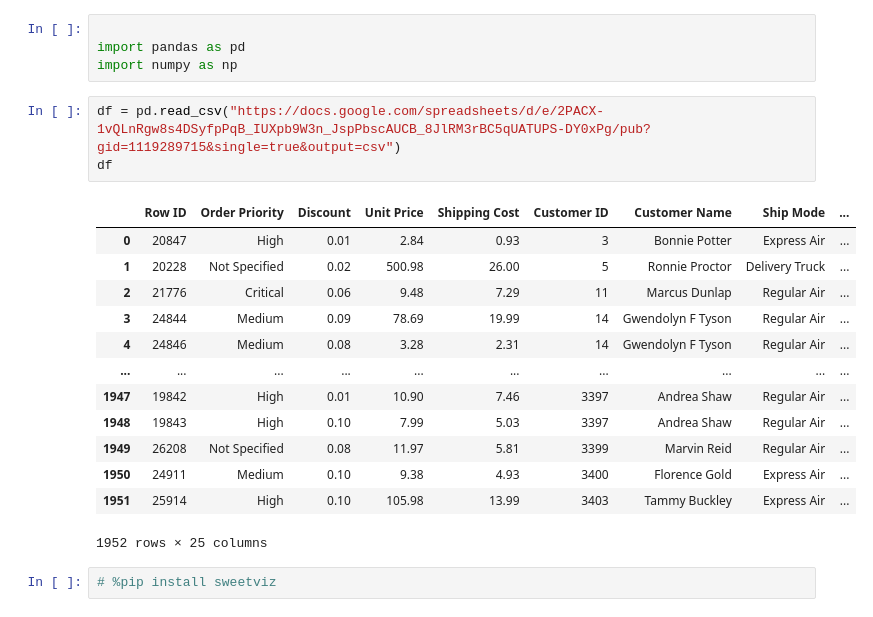
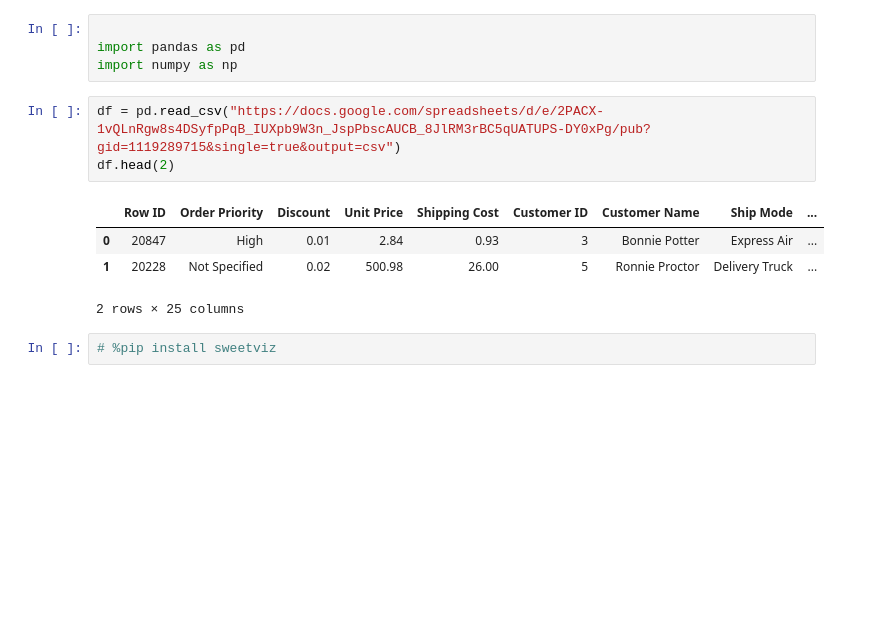
Before and after one commit to Rashay01/Machine-Learning-Notes, a Jupyter notebook: Day 1 - ML.ipynb, the cells around one changed output. Cells and saved outputs as stored; diff of their text form; blank space fills up the shorter version.

```diff
--- a/Day 1 - ML.ipynb
+++ b/Day 1 - ML.ipynb
@@ -8,21 +8,12 @@ import pandas as pd
 import numpy as np
 # %%
 df = pd.read_csv("https://docs.google.com/spreadsheets/d/e/2PACX-1vQLnRgw8s4DSyfpPqB_IUXpb9W3n_JspPbscAUCB_8JlRM3rBC5qUATUPS-DY0xPg/pub?gid=1119289715&single=true&output=csv")
-df
+df.head(2)
 # %% [output]
 |  | Row ID | Order Priority | Discount | Unit Price | Shipping Cost | Customer ID | Customer Name | Ship Mode | ... |
 | 0 | 20847 | High | 0.01 | 2.84 | 0.93 | 3 | Bonnie Potter | Express Air | ... |
 | 1 | 20228 | Not Specified | 0.02 | 500.98 | 26.00 | 5 | Ronnie Proctor | Delivery Truck | ... |
-| 2 | 21776 | Critical | 0.06 | 9.48 | 7.29 | 11 | Marcus Dunlap | Regular Air | ... |
-| 3 | 24844 | Medium | 0.09 | 78.69 | 19.99 | 14 | Gwendolyn F Tyson | Regular Air | ... |
-| 4 | 24846 | Medium | 0.08 | 3.28 | 2.31 | 14 | Gwendolyn F Tyson | Regular Air | ... |
-| ... | ... | ... | ... | ... | ... | ... | ... | ... | ... |
-| 1947 | 19842 | High | 0.01 | 10.90 | 7.46 | 3397 | Andrea Shaw | Regular Air | ... |
-| 1948 | 19843 | High | 0.10 | 7.99 | 5.03 | 3397 | Andrea Shaw | Regular Air | ... |
-| 1949 | 26208 | Not Specified | 0.08 | 11.97 | 5.81 | 3399 | Marvin Reid | Regular Air | ... |
-| 1950 | 24911 | Medium | 0.10 | 9.38 | 4.93 | 3400 | Florence Gold | Express Air | ... |
-| 1951 | 25914 | High | 0.10 | 105.98 | 13.99 | 3403 | Tammy Buckley | Express Air | ... |
-1952 rows × 25 columns
+2 rows × 25 columns
 # %%
 # %pip install sweetviz
 # %%
```
Also changed, not shown: parts of 3 cells of this notebook.
